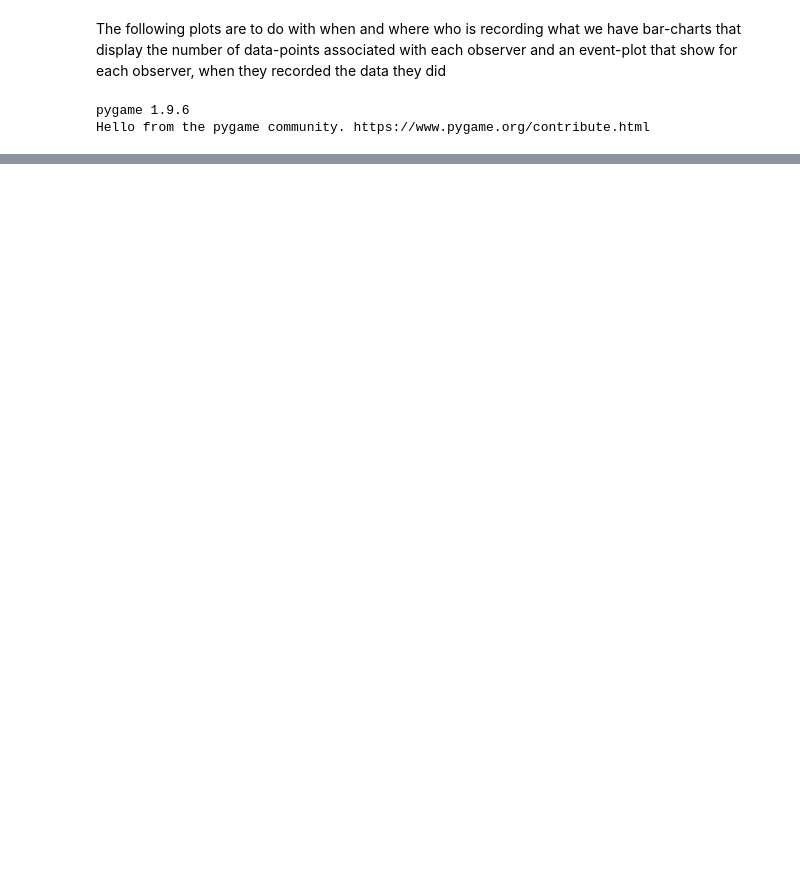
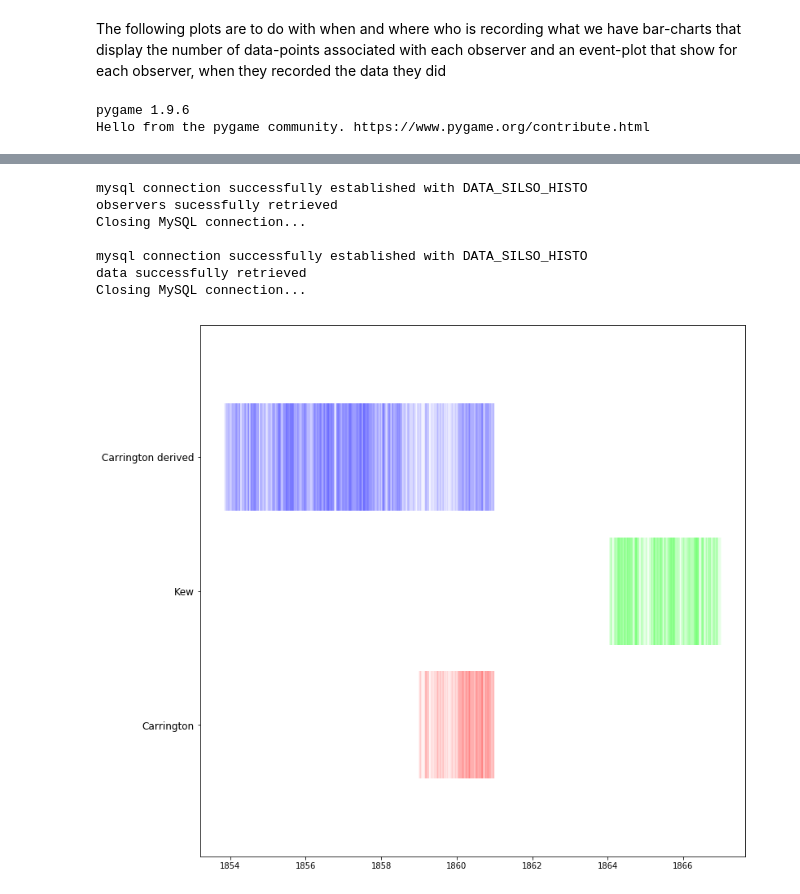
Before and after one commit to dcxSt/DATA_SILSO_HISTO_search, a Jupyter notebook: Frequency and number of observation plots.ipynb, the cells around one changed output, grey strips where cells are left out. Saved outputs shown, nothing was run; the diff lists cells and outputs as text; code cells hidden in the pictures; blank space fills up the shorter version.

```diff
--- a/Frequency and number of observation plots.ipynb
+++ b/Frequency and number of observation plots.ipynb
@@ -108,0 +123,11 @@ Closing MySQL connection...
+# %%
+event_plot(figsize=(12,12),fontsize=12,observer_aliases=["Carrington","Carrington derived","Kew"])
+# %% [output]
+mysql connection successfully established with DATA_SILSO_HISTO
+observers sucessfully retrieved
+Closing MySQL connection...
+
+mysql connection successfully established with DATA_SILSO_HISTO
+data successfully retrieved
+Closing MySQL connection...
+[figure, added]
```
Also changed, not shown: parts of 8 cells of this notebook, 10 other files.
